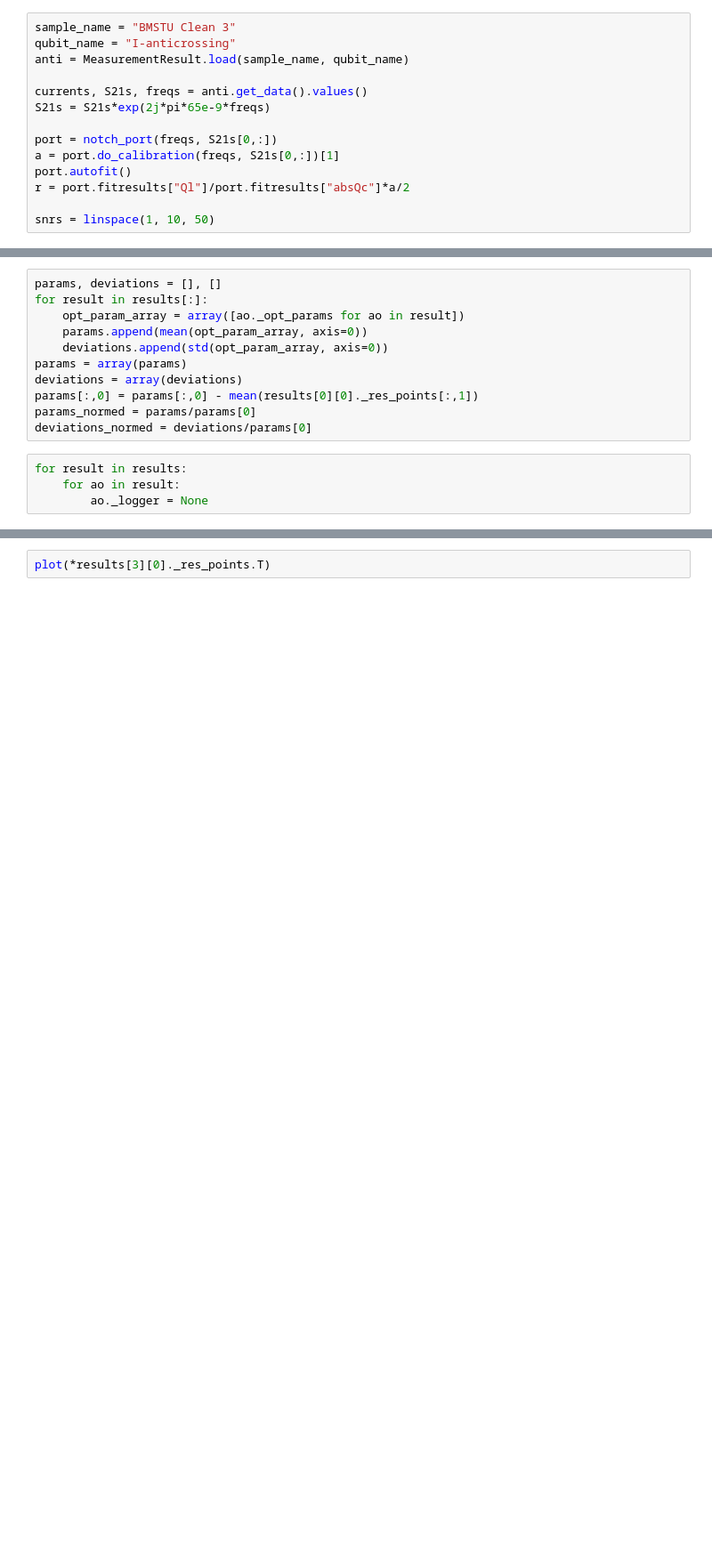
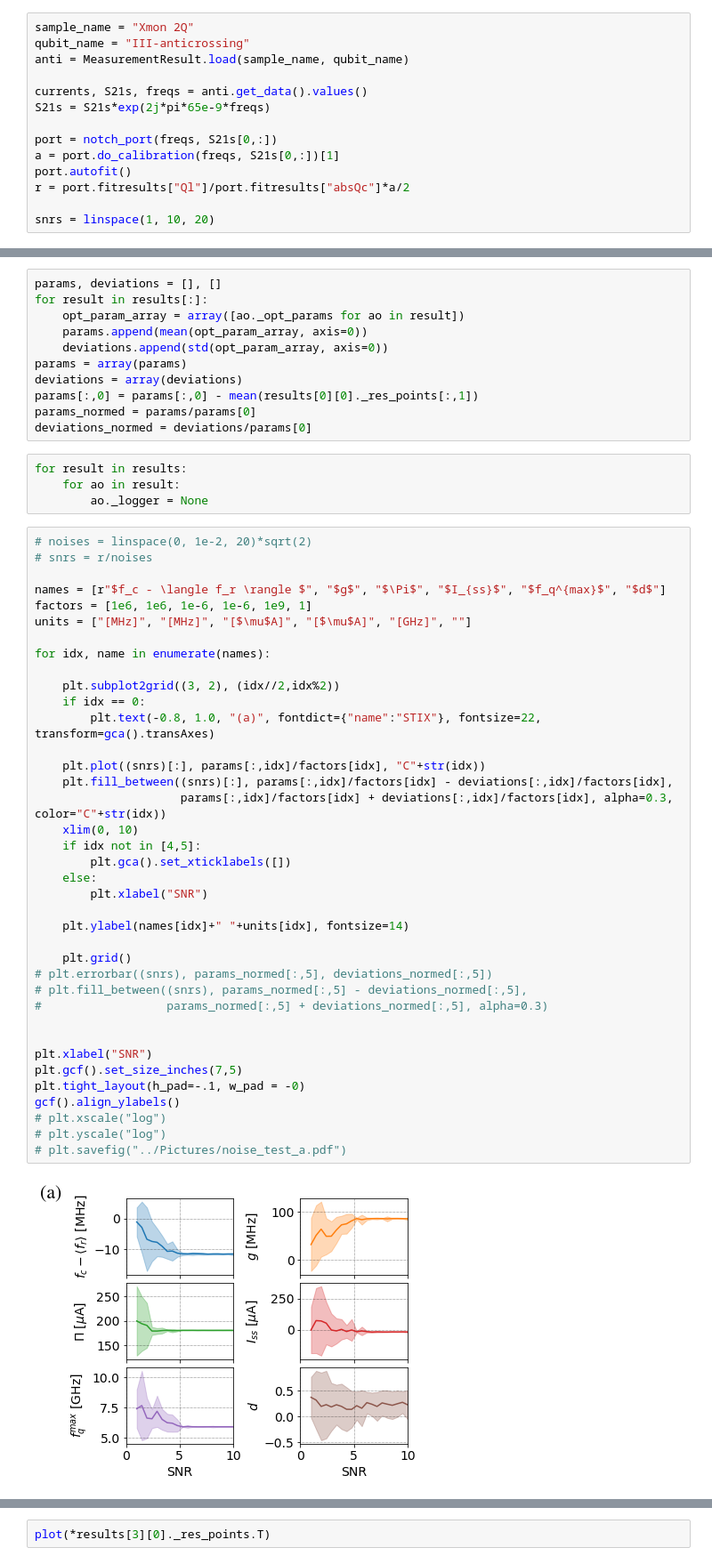
Before and after one commit to vdrhtc/Computer-vision-paper, a Jupyter notebook: Plots.ipynb, the cells around one changed output, grey strips where cells are left out. Shown: that part at 89% size. Cells and saved outputs as stored; diff of their text form; blank space fills up the shorter version.

```diff
--- a/Plots.ipynb
+++ b/Plots.ipynb
@@ -637,7 +638,7 @@ with open("Noise_test_01_Nov_18.pkl", "rb") as f:
     results = pickle.load(f)
 # %%
-sample_name = "BMSTU Clean 3"
-qubit_name = "I-anticrossing"
+sample_name = "Xmon 2Q"
+qubit_name = "III-anticrossing"
 anti = MeasurementResult.load(sample_name, qubit_name)
 
 currents, S21s, freqs = anti.get_data().values()
@@ -648,7 +649,7 @@ a = port.do_calibration(freqs, S21s[0,:])[1]
 port.autofit()
 r = port.fitresults["Ql"]/port.fitresults["absQc"]*a/2
 
-snrs = linspace(1, 10, 50)
+snrs = linspace(1, 10, 20)
 # %%
 results = []
 for snr in snrs:
@@ -686,3 +687,43 @@ deviations_normed = deviations/params[0]
 for result in results:
     for ao in result:
         ao._logger = None
+# %%
+# noises = linspace(0, 1e-2, 20)*sqrt(2)
+# snrs = r/noises
+
+names = [r"$f_c - \langle f_r \rangle $", "$g$", "$\Pi$", "$I_{ss}$", "$f_q^{max}$", "$d$"]
+factors = [1e6, 1e6, 1e-6, 1e-6, 1e9, 1]
+units = ["[MHz]", "[MHz]", "[$\mu$A]", "[$\mu$A]", "[GHz]", ""]
+
+for idx, name in enumerate(names):
+
+    plt.subplot2grid((3, 2), (idx//2,idx%2))
+    if idx == 0:
+        plt.text(-0.8, 1.0, "(a)", fontdict={"name":"STIX"}, fontsize=22, transform=gca().transAxes)
+
+    plt.plot((snrs)[:], params[:,idx]/factors[idx], "C"+str(idx))
+    plt.fill_between((snrs)[:], params[:,idx]/factors[idx] - deviations[:,idx]/factors[idx],
+                     params[:,idx]/factors[idx] + deviations[:,idx]/factors[idx], alpha=0.3, color="C"+str(idx))
+    xlim(0, 10)
+    if idx not in [4,5]:
+        plt.gca().set_xticklabels([])
+    else:
+        plt.xlabel("SNR")
+
+    plt.ylabel(names[idx]+" "+units[idx], fontsize=14)
+
+    plt.grid()
+# plt.errorbar((snrs), params_normed[:,5], deviations_normed[:,5])
+# plt.fill_between((snrs), params_normed[:,5] - deviations_normed[:,5],
+#                  params_normed[:,5] + deviations_normed[:,5], alpha=0.3)
+
+
+plt.xlabel("SNR")
+plt.gcf().set_size_inches(7,5)
+plt.tight_layout(h_pad=-.1, w_pad = -0)
+gcf().align_ylabels()
+# plt.xscale("log")
+# plt.yscale("log")
+# plt.savefig("../Pictures/noise_test_a.pdf")
+# %% [output]
+[figure, added]
```
Also changed, not shown: parts of 5 cells of this notebook, 5 other files.
